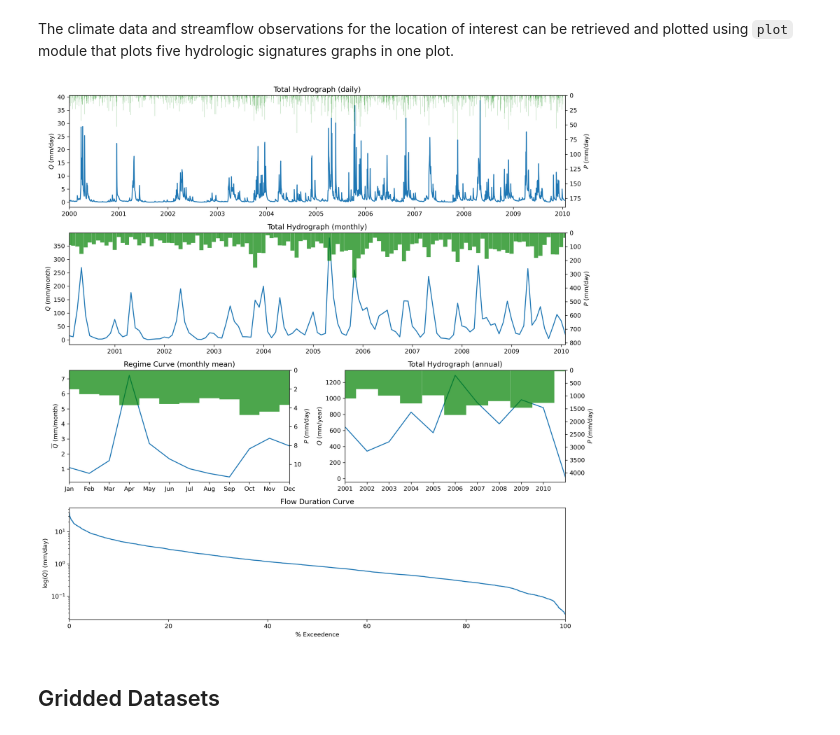
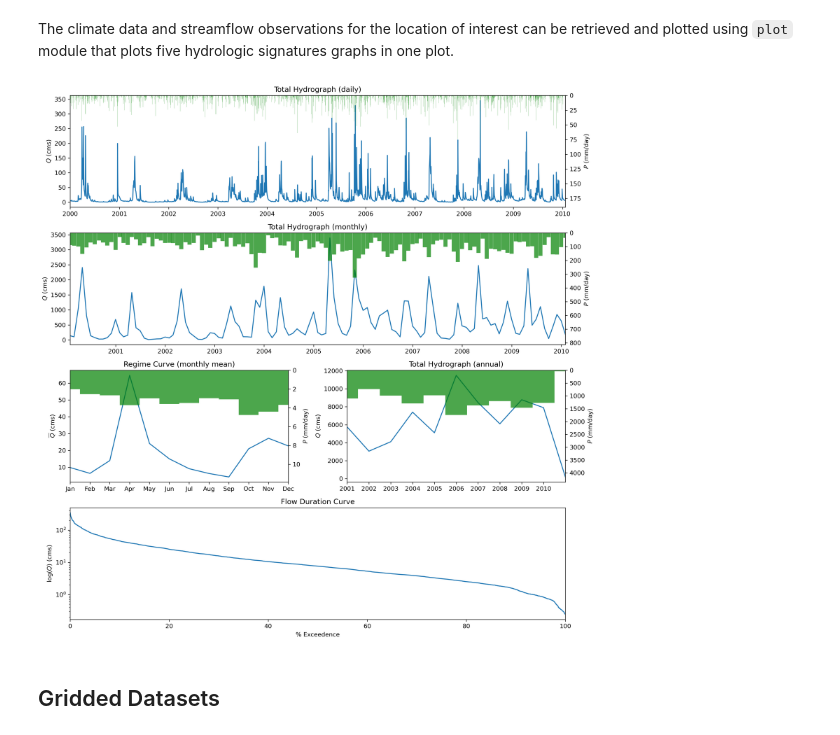
Before and after one commit to hyriver/pygeohydro, a Jupyter notebook: docs/quickguide.ipynb, the cells around one changed output. Cells and saved outputs as stored; diff of their text form; code cells hidden in the pictures.

```diff
--- a/docs/quickguide.ipynb
+++ b/docs/quickguide.ipynb
@@ -51,9 +51,9 @@ The climate data and streamflow observations for the location of interest can be
 clm_p = hds.daymet_byloc(wshed.lon, wshed.lat, start=wshed.start, end=wshed.end)
 clm_p['Q (cms)'] = hds.nwis_streamflow(wshed.station_id, wshed.start, wshed.end)
 # %%
-plot.signatures({"Q": (clm_p['Q (cms)'], wshed.drainage_area)}, clm_p["prcp (mm/day)"])
+plot.signatures({"Q": clm_p['Q (cms)']}, prcp=clm_p["prcp (mm/day)"])
 # %% [output]
-[figure, old version]
+[figure, new version]
 # %% [markdown]
 ## Gridded Datasets
 # %% [markdown]
```
Also changed, not shown: parts of 3 cells of this notebook, 5 other files.
